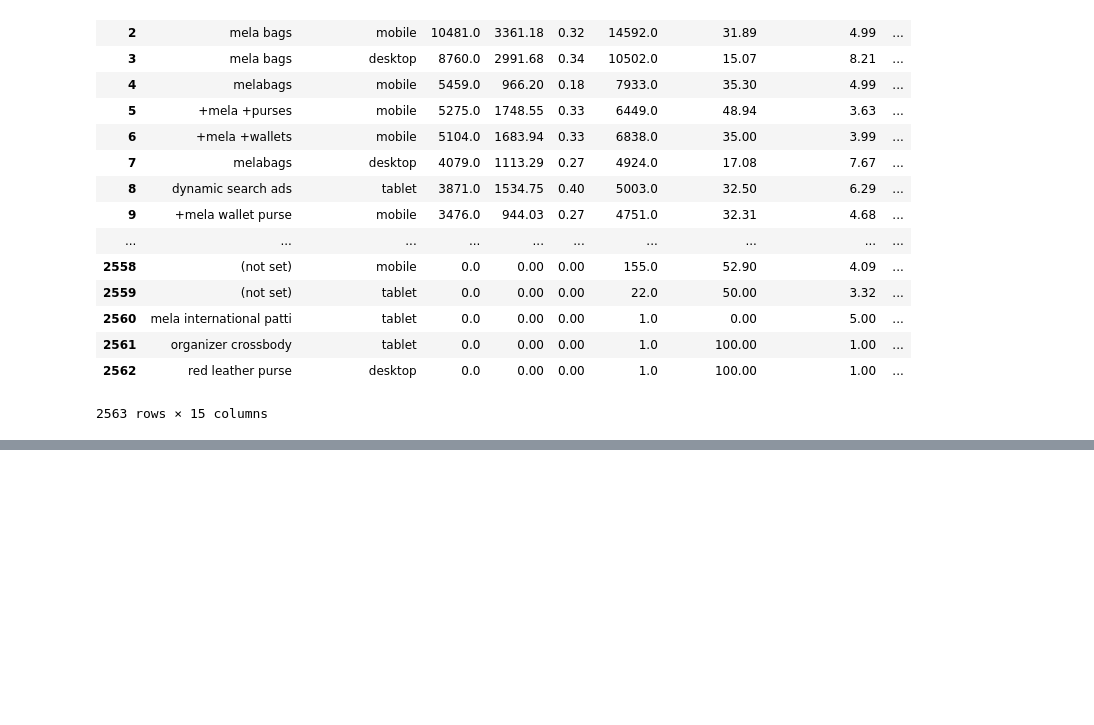
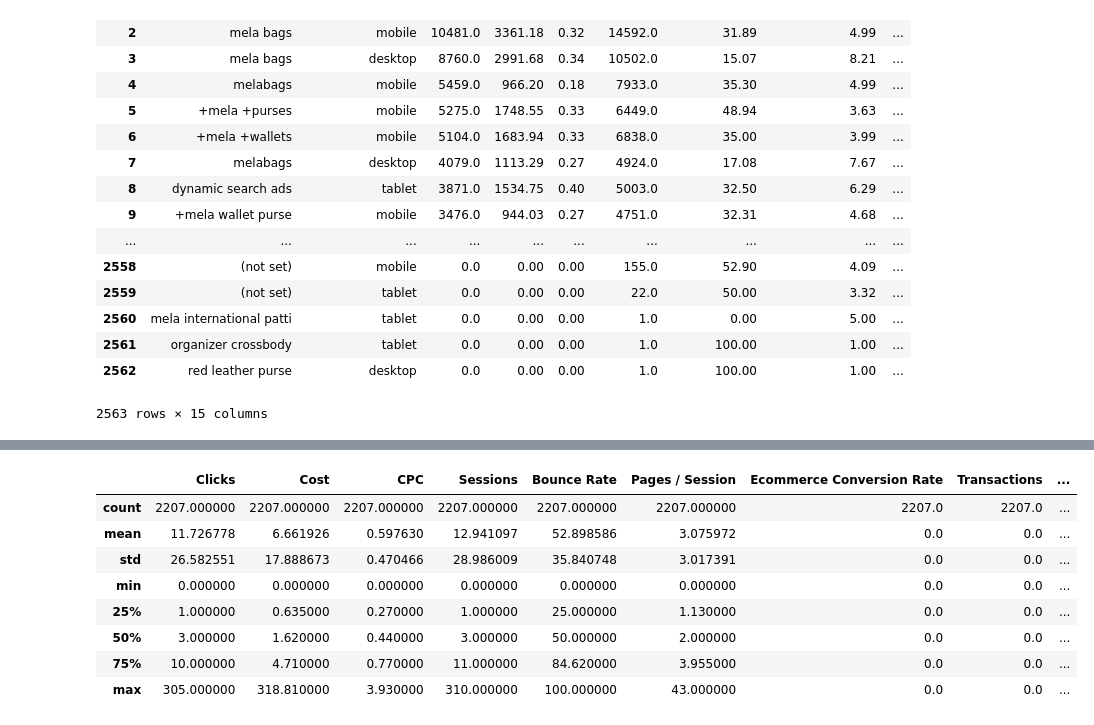
Before and after one commit to mamitch/Springboard_Capstone, a Jupyter notebook: Capstone_Data_Wrangling.ipynb, the cells around one changed output, grey strips where cells are left out. Saved outputs shown, nothing was run; the diff lists cells and outputs as text; code cells hidden in the pictures; blank space fills up the shorter version.

```diff
--- a/Capstone_Data_Wrangling.ipynb
+++ b/Capstone_Data_Wrangling.ipynb
@@ -162,0 +177,14 @@ memory usage: 302.9+ KB
+# %%
+#dataframe with only keywords that yielded NO revenue
+no_rev=data[data.Revenue ==0]
+no_rev.describe()
+# %% [output]
+|  | Clicks | Cost | CPC | Sessions | Bounce Rate | Pages / Session | Ecommerce Conversion Rate | Transactions | ... |
+| count | 2207.000000 | 2207.000000 | 2207.000000 | 2207.000000 | 2207.000000 | 2207.000000 | 2207.0 | 2207.0 | ... |
+| mean | 11.726778 | 6.661926 | 0.597630 | 12.941097 | 52.898586 | 3.075972 | 0.0 | 0.0 | ... |
+| std | 26.582551 | 17.888673 | 0.470466 | 28.986009 | 35.840748 | 3.017391 | 0.0 | 0.0 | ... |
+| min | 0.000000 | 0.000000 | 0.000000 | 0.000000 | 0.000000 | 0.000000 | 0.0 | 0.0 | ... |
+| 25% | 1.000000 | 0.635000 | 0.270000 | 1.000000 | 25.000000 | 1.130000 | 0.0 | 0.0 | ... |
+| 50% | 3.000000 | 1.620000 | 0.440000 | 3.000000 | 50.000000 | 2.000000 | 0.0 | 0.0 | ... |
+| 75% | 10.000000 | 4.710000 | 0.770000 | 11.000000 | 84.620000 | 3.955000 | 0.0 | 0.0 | ... |
+| max | 305.000000 | 318.810000 | 3.930000 | 310.000000 | 100.000000 | 43.000000 | 0.0 | 0.0 | ... |
```
Also changed, not shown: parts of 3 cells of this notebook.
